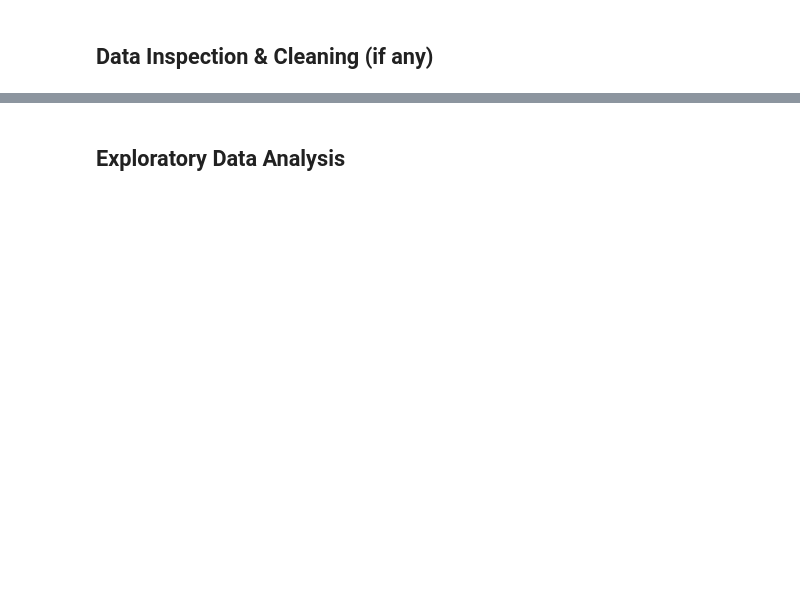
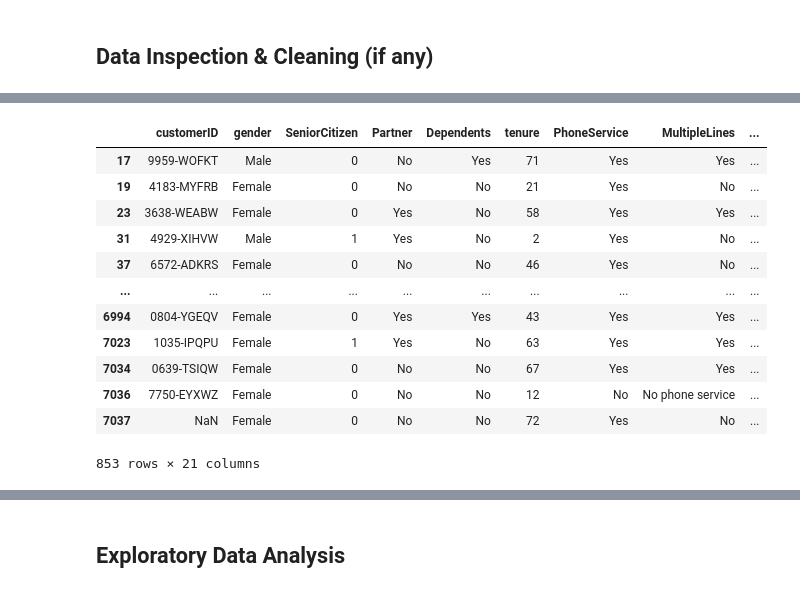
Before and after one commit to MariamAshraf1/DM-MiniProjects, a Jupyter notebook: Mini_Project_1.ipynb, the cells around one changed output, grey strips where cells are left out. Cells and saved outputs as stored; diff of their text form; code cells hidden in the pictures; blank space fills up the shorter version.

```diff
--- a/Mini_Project_1.ipynb
+++ b/Mini_Project_1.ipynb
@@ -75,0 +169,18 @@ except:
+# %%
+missing = df.isnull().sum(axis=1) > 0
+missing
+df[missing]
+# %% [output]
+|  | customerID | gender | SeniorCitizen | Partner | Dependents | tenure | PhoneService | MultipleLines | ... |
+| 17 | 9959-WOFKT | Male | 0 | No | Yes | 71 | Yes | Yes | ... |
+| 19 | 4183-MYFRB | Female | 0 | No | No | 21 | Yes | No | ... |
+| 23 | 3638-WEABW | Female | 0 | Yes | No | 58 | Yes | Yes | ... |
+| 31 | 4929-XIHVW | Male | 1 | Yes | No | 2 | Yes | No | ... |
+| 37 | 6572-ADKRS | Female | 0 | No | No | 46 | Yes | No | ... |
+| ... | ... | ... | ... | ... | ... | ... | ... | ... | ... |
+| 6994 | 0804-YGEQV | Female | 0 | Yes | Yes | 43 | Yes | Yes | ... |
+| 7023 | 1035-IPQPU | Female | 1 | Yes | No | 63 | Yes | Yes | ... |
+| 7034 | 0639-TSIQW | Female | 0 | No | No | 67 | Yes | Yes | ... |
+| 7036 | 7750-EYXWZ | Female | 0 | No | No | 12 | No | No phone service | ... |
+| 7037 | NaN | Female | 0 | No | No | 72 | Yes | No | ... |
+853 rows × 21 columns
```
Also changed, not shown: parts of 19 cells of this notebook.
